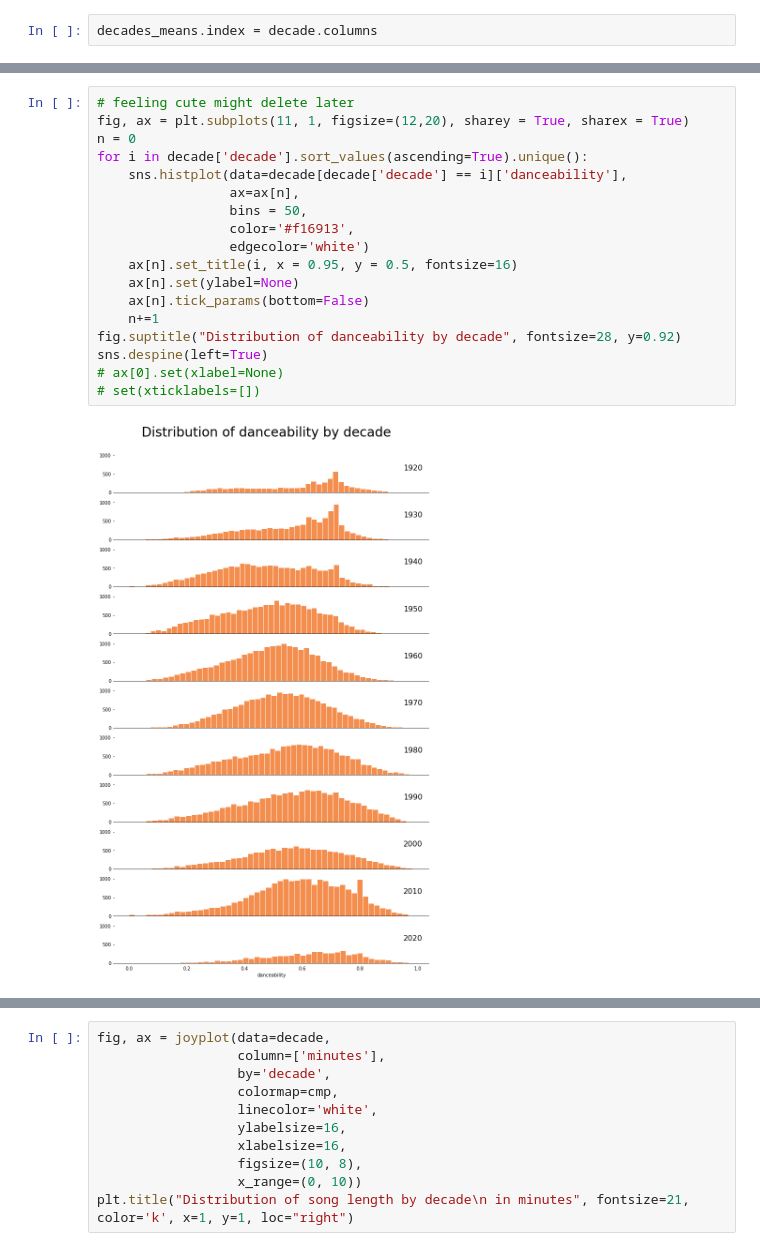
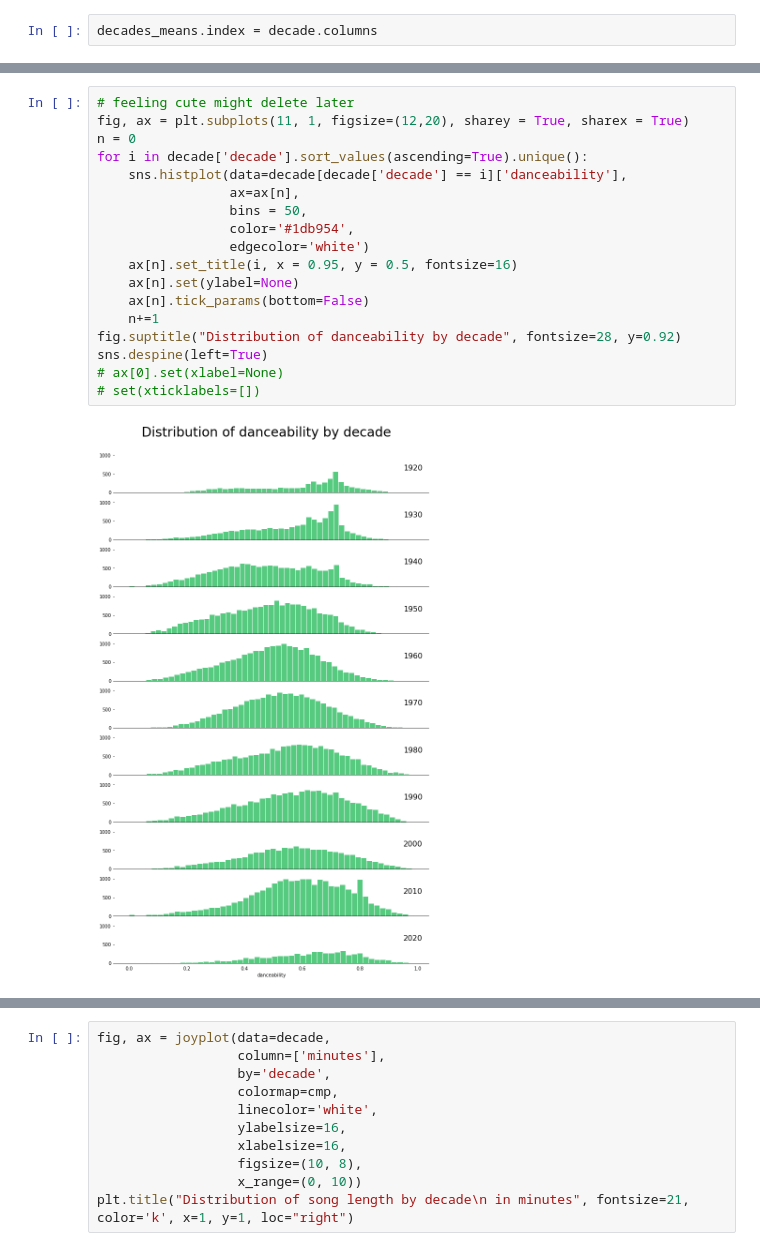
Before and after one commit to Lisstrange/Mini-examples, a Jupyter notebook: Recomendation music on Spotify Dataset.ipynb, the cells around one changed output, grey strips where cells are left out. Drawn from its saved outputs; the diff is of its cells as text.

```diff
--- a/Recomendation music on Spotify Dataset.ipynb
+++ b/Recomendation music on Spotify Dataset.ipynb
@@ -356,22 +364,22 @@ Text(0.45, 0.96, "Change of mean songs' characteristics by decades")
 # %%
 # feeling cute might delete later
 fig, ax = plt.subplots(11, 1, figsize=(12,20), sharey = True, sharex = True)
 n = 0
 for i in decade['decade'].sort_values(ascending=True).unique():
     sns.histplot(data=decade[decade['decade'] == i]['danceability'],
                  ax=ax[n],
                  bins = 50,
-                 color='#f16913',
+                 color='#1db954',
                  edgecolor='white')
     ax[n].set_title(i, x = 0.95, y = 0.5, fontsize=16)
     ax[n].set(ylabel=None)
     ax[n].tick_params(bottom=False)
     n+=1
 fig.suptitle("Distribution of danceability by decade", fontsize=28, y=0.92)
 sns.despine(left=True)
 # ax[0].set(xlabel=None)
 # set(xticklabels=[])
 # %% [output]
-[figure, old version]
+[figure, new version]
 # %%
 # хехек
```
Also changed, not shown: parts of 9 cells of this notebook.
